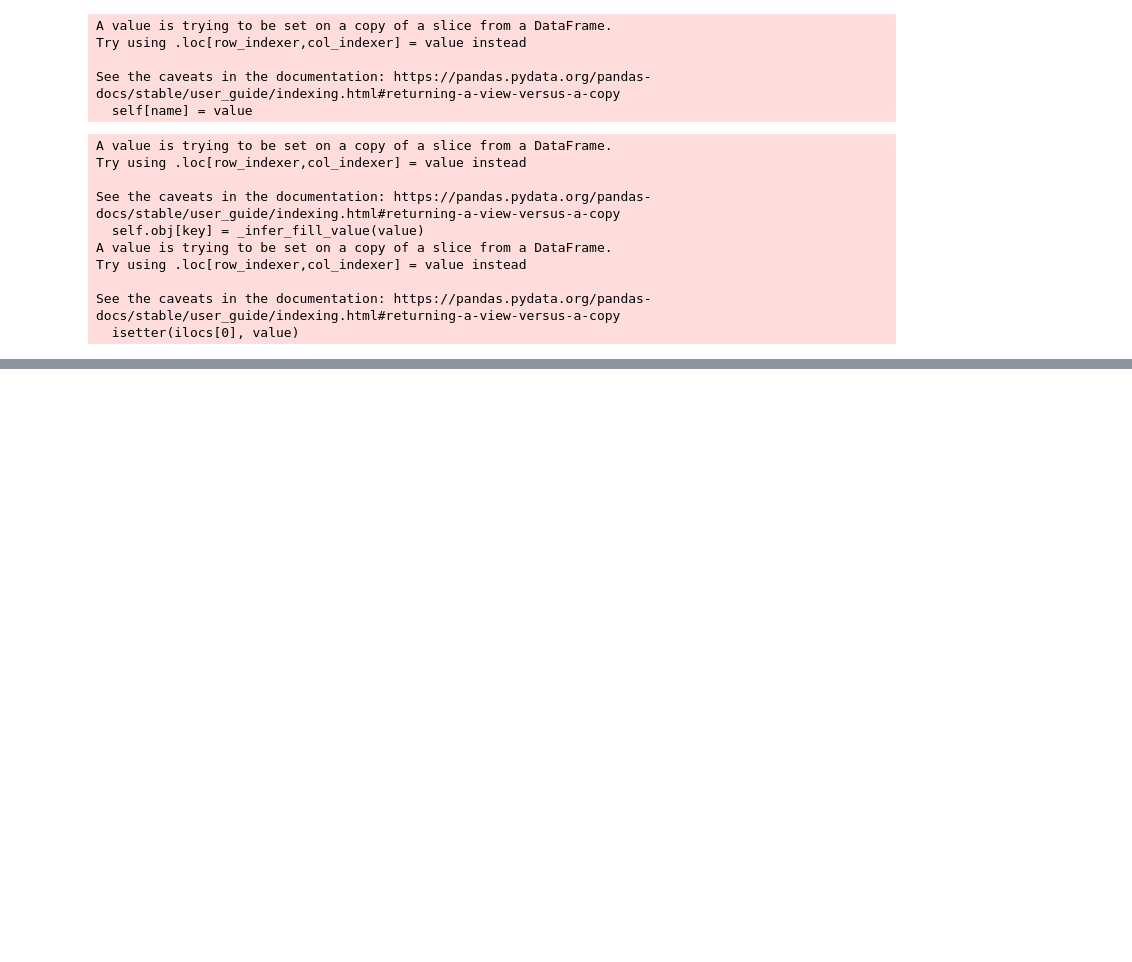
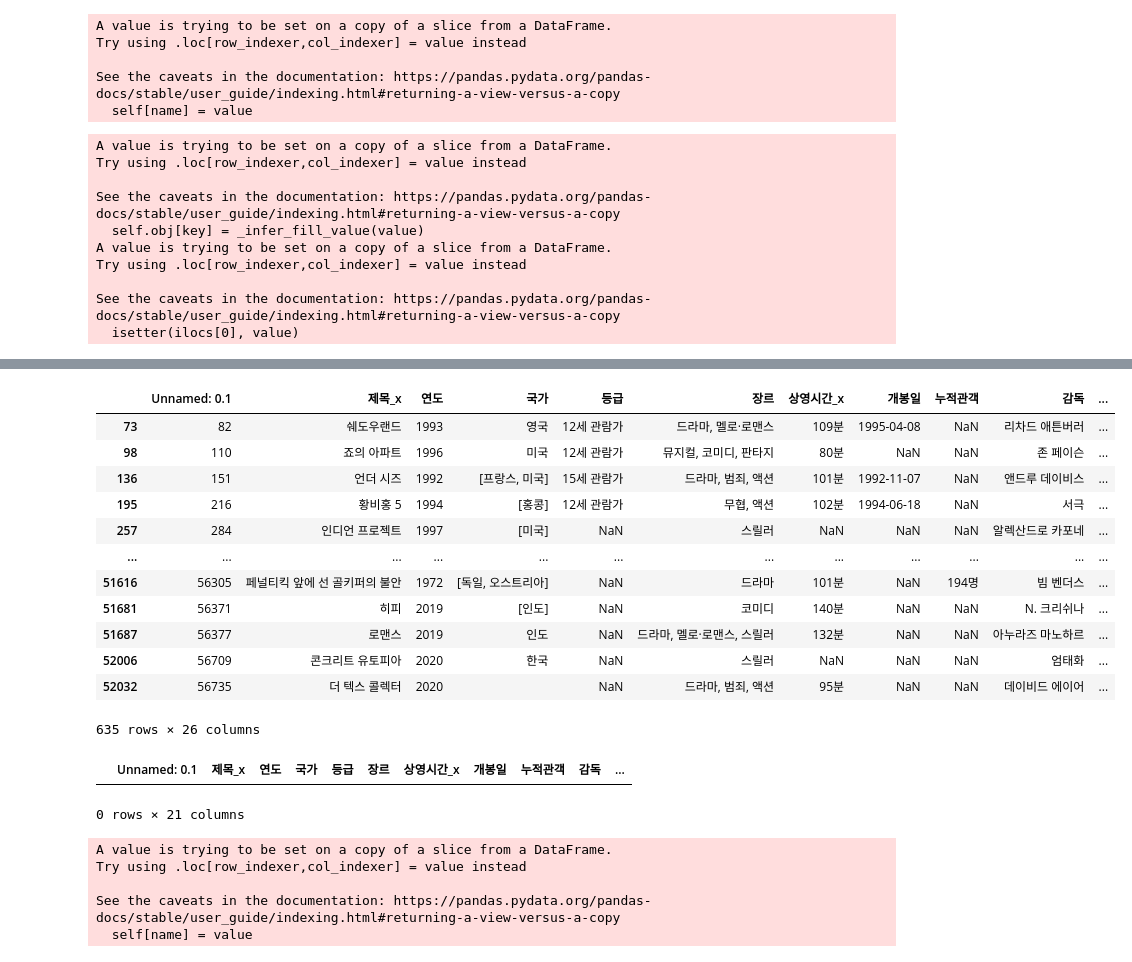
Before and after one commit to dhxoghks95/dsone13, a Jupyter notebook: code/crawling/왓챠빈칸메꾸기.ipynb, the cells around one changed output, grey strips where cells are left out. Cells and saved outputs as stored; diff of their text form; code cells hidden in the pictures; blank space fills up the shorter version.

```diff
--- a/code/crawling/왓챠빈칸메꾸기.ipynb
+++ b/code/crawling/왓챠빈칸메꾸기.ipynb
@@ -612,0 +700,26 @@ full
+# %%
+Finished = pd.concat([Fine, Solved])
+# %%
+Finished = Finished.sort_values('Unnamed: 0.1').reset_index(drop=True)
+# %%
+Finished.loc[195, '기타정보'] = "['1994 · 홍콩 · 액션']"
+Finished.loc[195, '별점'] = 3.0
+Finished.loc[195, '사람'] = 425
+Finished.loc[195, '상영시간_y'] = '1시간 37분'
+Finished.loc[195, '제목_y'] = '황비홍 5 - 용성섬패'
+# %%
+Finished[(Finished.dist<0.93) & (Finished.dist>0.9)]
+# %% [output]
+|  | Unnamed: 0.1 | 제목_x | 연도 | 국가 | 등급 | 장르 | 상영시간_x | 개봉일 | 누적관객 | 감독 | ... |
+| 73 | 82 | 쉐도우랜드 | 1993 | 영국 | 12세 관람가 | 드라마, 멜로·로맨스 | 109분 | 1995-04-08 | NaN | 리차드 애튼버러 | ... |
+| 98 | 110 | 죠의 아파트 | 1996 | 미국 | 12세 관람가 | 뮤지컬, 코미디, 판타지 | 80분 | NaN | NaN | 존 페이슨 | ... |
+| 136 | 151 | 언더 시즈 | 1992 | [프랑스, 미국] | 15세 관람가 | 드라마, 범죄, 액션 | 101분 | 1992-11-07 | NaN | 앤드루 데이비스 | ... |
+| 195 | 216 | 황비홍 5 | 1994 | [홍콩] | 12세 관람가 | 무협, 액션 | 102분 | 1994-06-18 | NaN | 서극 | ... |
+| 257 | 284 | 인디언 프로젝트 | 1997 | [미국] | NaN | 스릴러 | NaN | NaN | NaN | 알렉산드로 카포네 | ... |
+| ... | ... | ... | ... | ... | ... | ... | ... | ... | ... | ... | ... |
+| 51616 | 56305 | 페널티킥 앞에 선 골키퍼의 불안 | 1972 | [독일, 오스트리아] | NaN | 드라마 | 101분 | NaN | 194명 | 빔 벤더스 | ... |
+| 51681 | 56371 | 히피 | 2019 | [인도] | NaN | 코미디 | 140분 | NaN | NaN | N. 크리쉬나 | ... |
+| 51687 | 56377 | 로맨스 | 2019 | 인도 | NaN | 드라마, 멜로·로맨스, 스릴러 | 132분 | NaN | NaN | 아누라즈 마노하르 | ... |
+| 52006 | 56709 | 콘크리트 유토피아 | 2020 | 한국 | NaN | 스릴러 | NaN | NaN | NaN | 엄태화 | ... |
+| 52032 | 56735 | 더 텍스 콜렉터 | 2020 |  | NaN | 드라마, 범죄, 액션 | 95분 | NaN | NaN | 데이비드 에이어 | ... |
+635 rows × 26 columns
@@ -612,0 +730,13 @@ full
+# %%
+Finished[Finished.기타정보.apply(type)=='list']
+# %% [output]
+|  | Unnamed: 0.1 | 제목_x | 연도 | 국가 | 등급 | 장르 | 상영시간_x | 개봉일 | 누적관객 | 감독 | ... |
+0 rows × 21 columns
+# %%
+Finished.기타정보 = Finished.기타정보.apply(str)
+# %% [output]
+A value is trying to be set on a copy of a slice from a DataFrame.
+Try using .loc[row_indexer,col_indexer] = value instead
+
+See the caveats in the documentation: https://pandas.pydata.org/pandas-docs/stable/user_guide/indexing.html#returning-a-view-versus-a-copy
+  self[name] = value
```
Also changed, not shown: parts of 139 cells of this notebook, 8 other files.
